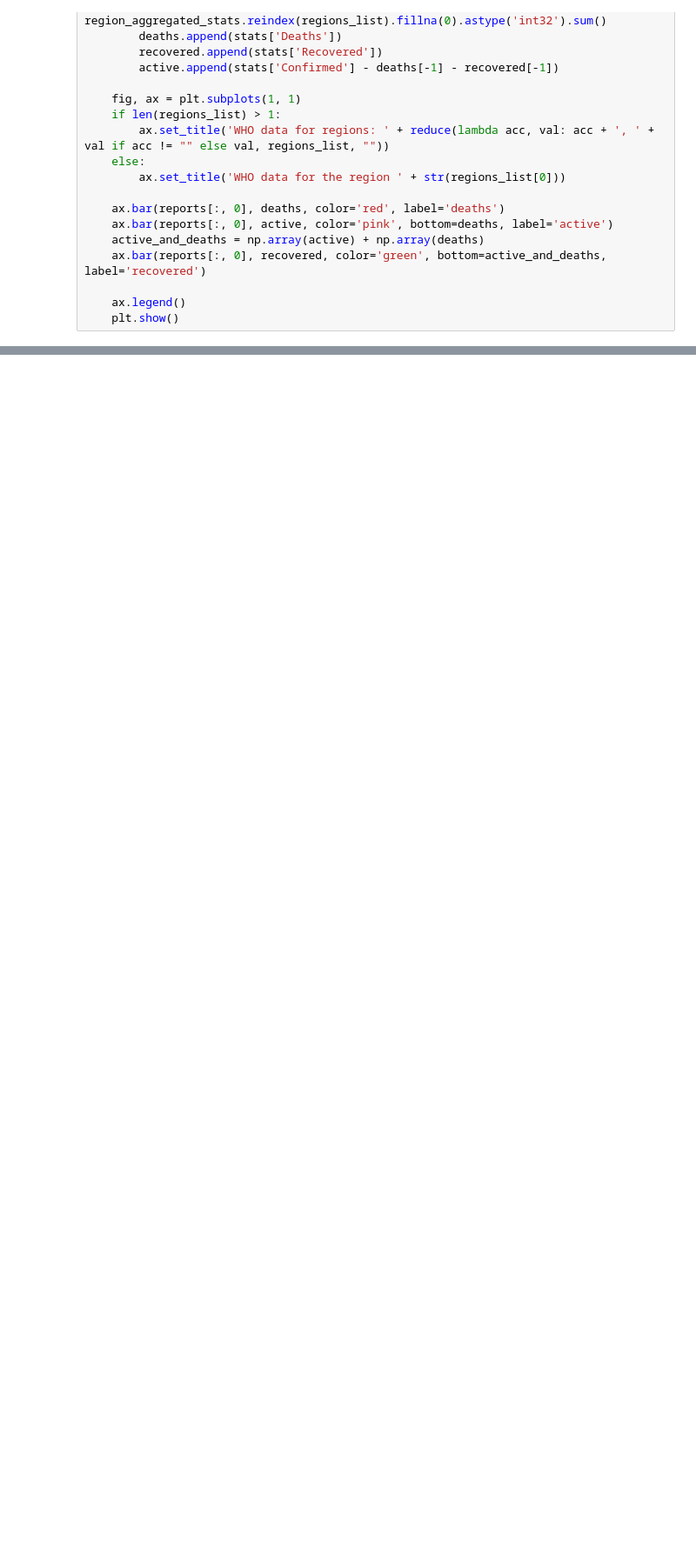
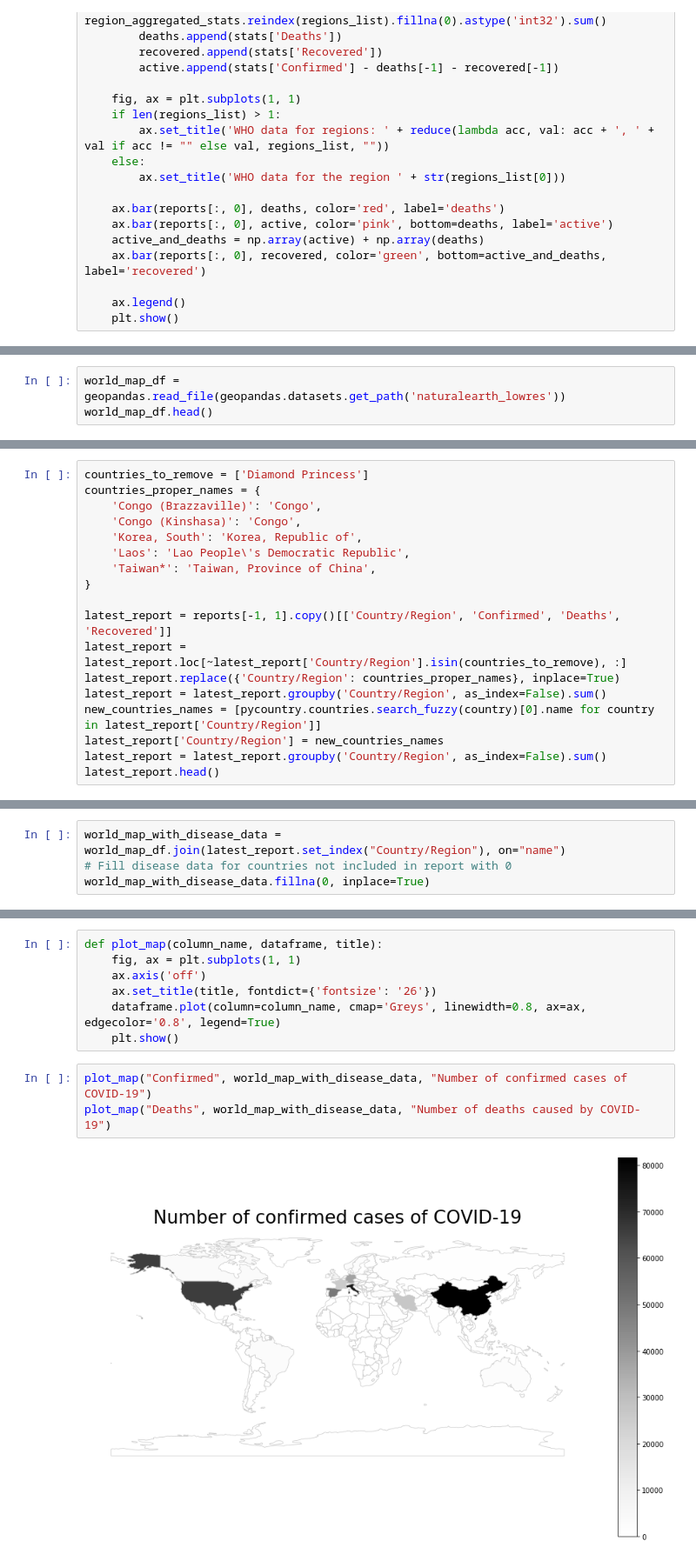
Before and after one commit to Klooskie/CoronaVirusDataExploration, a Jupyter notebook: Analysis.ipynb, the cells around one changed output, grey strips where cells are left out. Shown at 87% size. Saved outputs shown, nothing was run; the diff lists cells and outputs as text; blank space fills up the shorter version.

```diff
--- a/Analysis.ipynb
+++ b/Analysis.ipynb
@@ -387,0 +242,3 @@ plot_map("Confirmed percentage", infected_europe, "Procentage of population infe
+# %%
+world_map_df = geopandas.read_file(geopandas.datasets.get_path('naturalearth_lowres'))
+world_map_df.head()
@@ -387,0 +287,18 @@ plot_map("Confirmed percentage", infected_europe, "Procentage of population infe
+# %%
+countries_to_remove = ['Diamond Princess']
+countries_proper_names = {
+    'Congo (Brazzaville)': 'Congo',
+    'Congo (Kinshasa)': 'Congo',
+    'Korea, South': 'Korea, Republic of',
+    'Laos': 'Lao People\'s Democratic Republic',
+    'Taiwan*': 'Taiwan, Province of China',
+}
+
+latest_report = reports[-1, 1].copy()[['Country/Region', 'Confirmed', 'Deaths', 'Recovered']]
+latest_report = latest_report.loc[~latest_report['Country/Region'].isin(countries_to_remove), :]
+latest_report.replace({'Country/Region': countries_proper_names}, inplace=True)
+latest_report = latest_report.groupby('Country/Region', as_index=False).sum()
+new_countries_names = [pycountry.countries.search_fuzzy(country)[0].name for country in latest_report['Country/Region']]
+latest_report['Country/Region'] = new_countries_names
+latest_report = latest_report.groupby('Country/Region', as_index=False).sum()
+latest_report.head()
@@ -387,0 +314,4 @@ plot_map("Confirmed percentage", infected_europe, "Procentage of population infe
+# %%
+world_map_with_disease_data = world_map_df.join(latest_report.set_index("Country/Region"), on="name")
+# Fill disease data for countries not included in report with 0
+world_map_with_disease_data.fillna(0, inplace=True)
@@ -387,0 +320,12 @@ plot_map("Confirmed percentage", infected_europe, "Procentage of population infe
+# %%
+def plot_map(column_name, dataframe, title):
+    fig, ax = plt.subplots(1, 1)
+    ax.axis('off')
+    ax.set_title(title, fontdict={'fontsize': '26'})
+    dataframe.plot(column=column_name, cmap='Greys', linewidth=0.8, ax=ax, edgecolor='0.8', legend=True)
+    plt.show()
+# %%
+plot_map("Confirmed", world_map_with_disease_data, "Number of confirmed cases of COVID-19")
+plot_map("Deaths", world_map_with_disease_data, "Number of deaths caused by COVID-19")
+# %% [output]
+[figure, added]
```
Also changed, not shown: parts of 69 cells of this notebook, 3 other files.
